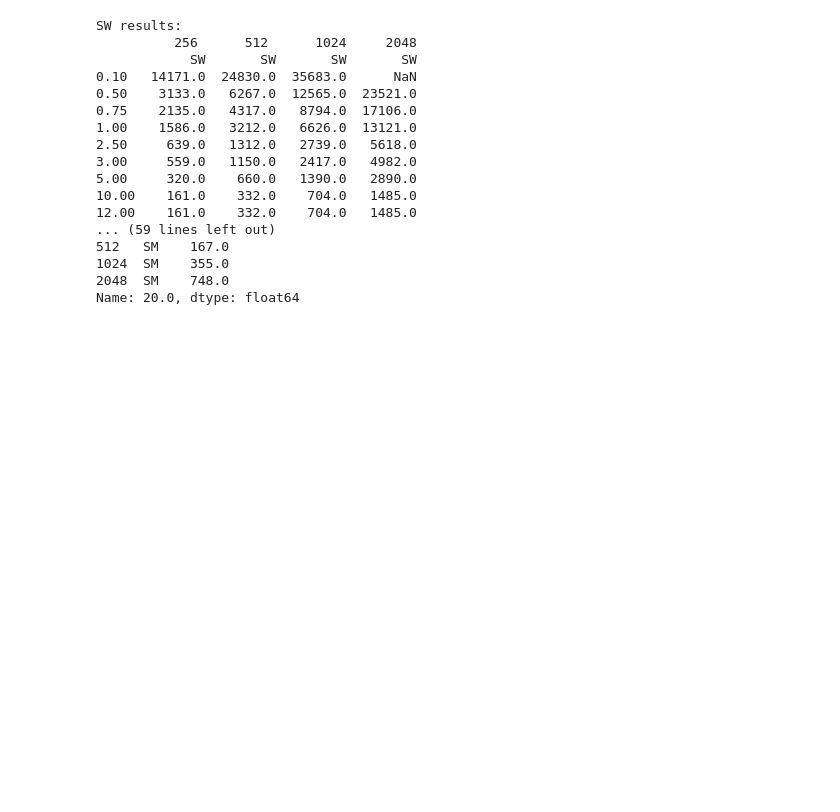
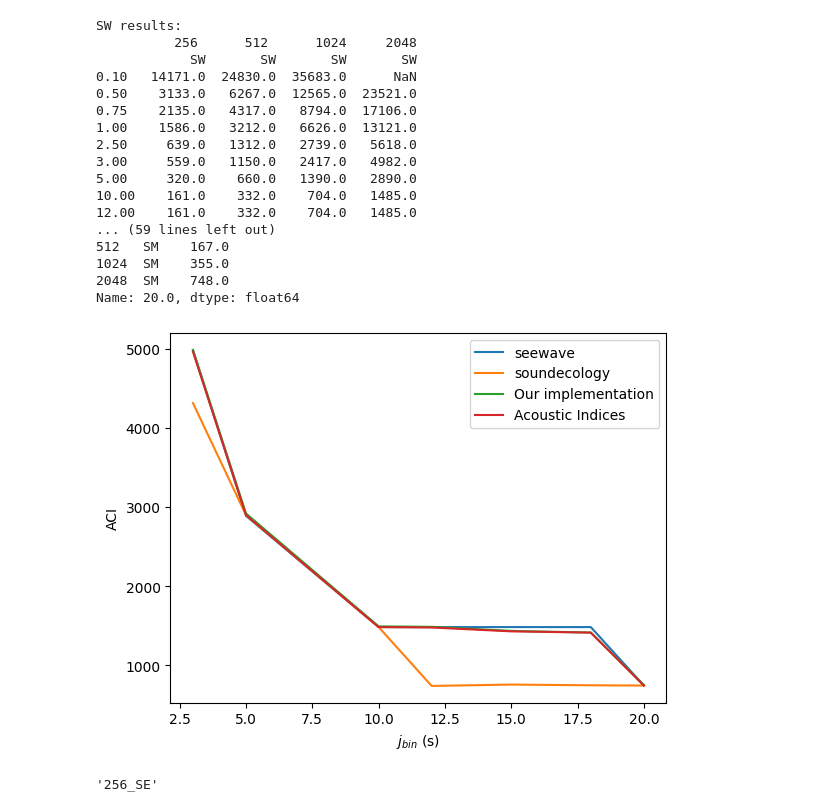
Before and after one commit to jpkemp/acoustic_index_sensitivity, a Jupyter notebook: aci.ipynb, the cells around one changed output. Cells and saved outputs as stored; diff of their text form; code cells hidden in the pictures; blank space fills up the shorter version.

```diff
--- a/aci.ipynb
+++ b/aci.ipynb
@@ -111,3 +112,27 @@ SW results:
 1024  SM    355.0
 2048  SM    748.0
 Name: 20.0, dtype: float64
+# %%
+# df of values
+full_df = pd.concat([v for v in results.values()], axis=1)
+new_cols = full_df.columns.reindex(fft_samples, level=0)
+full_df = full_df.reindex(columns=new_cols[0])
+# %%
+# plot j_bin changes at 2048 FFT window size
+name_map = {"SW": "seewave", "SE": "soundecology", "K": "Our implementation", "AI": "Acoustic Indices"}
+vals_2048 = full_df[[2048]].drop((2048, "SM"), axis=1)
+vals_2048.columns = [name_map[x[1]] for x in vals_2048.columns.to_flat_index()]
+vals_2048 = vals_2048.iloc[5:]
+plot_2048 = vals_2048.plot(y=vals_2048.columns, xlabel="$j_{bin}$ (s)", ylabel="ACI")
+fig = plot_2048.get_figure()
+plots.save_plt_fig(fig, "output/ACI_2048", ext="png")
+fig
+# %% [output]
+[figure, added]
+# %%
+# save csv
+full_df.columns = [f"{col[0]}_{col[1]}" for col in full_df.columns.to_flat_index()]
+full_df.to_csv("output/aci_values.csv")
+full_df.columns[1]
+# %% [output]
+'256_SE'
```
Also changed, not shown: parts of 1 cell of this notebook, 26 other files.
